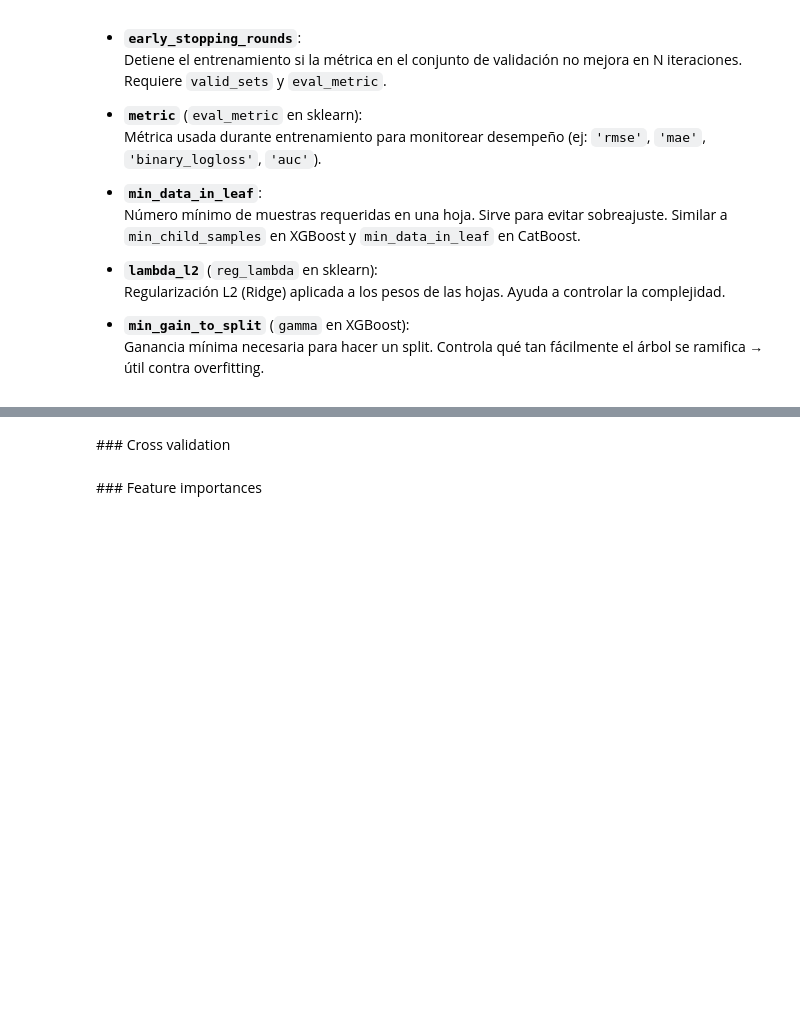
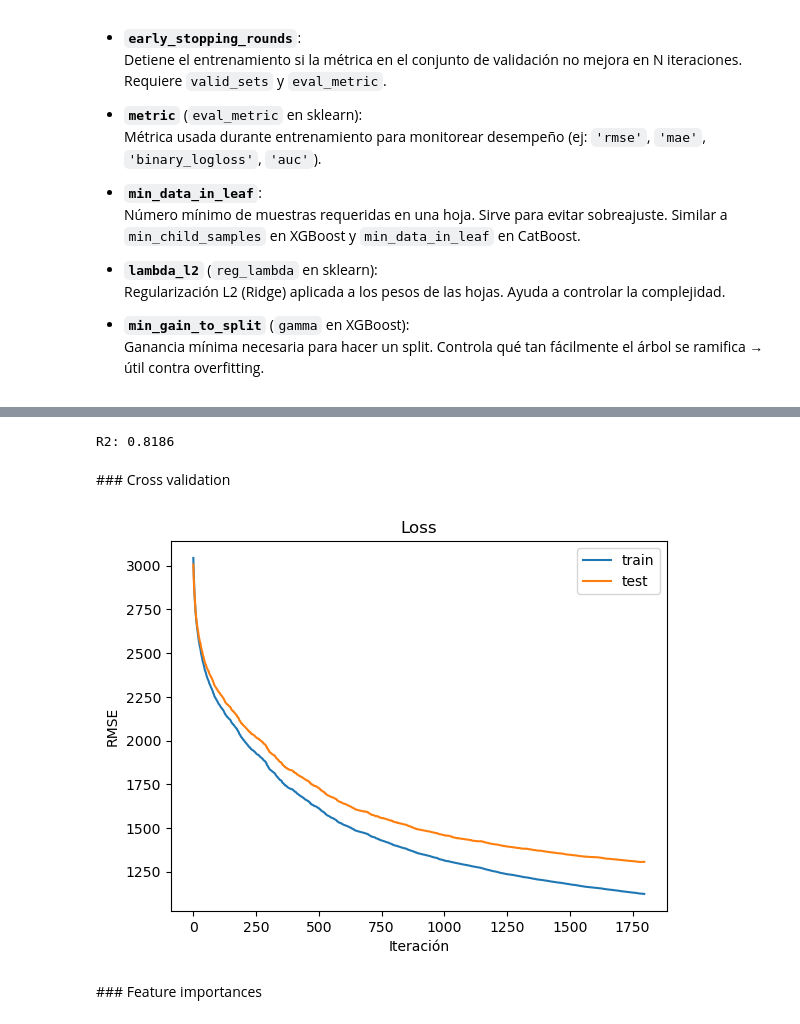
Before and after one commit to zayo1511/LabAprEst, a Jupyter notebook: Parcial3/lightgbm_rossman_sin_resolver.ipynb, the cells around one changed output, grey strips where cells are left out. Cells and saved outputs as stored; diff of their text form; code cells hidden in the pictures; blank space fills up the shorter version.

```diff
--- a/Parcial3/lightgbm_rossman_sin_resolver.ipynb
+++ b/Parcial3/lightgbm_rossman_sin_resolver.ipynb
@@ -31,8 +31,8 @@ import matplotlib.pyplot as plt
 # CARGA Y PREPROCESAMIENTO
 # ----------------------------
 # Carga de datos
-train = pd.read_csv('rossman.csv')
-stores = pd.read_csv('store.csv')
+train = pd.read_csv('Data/rossman.csv')
+stores = pd.read_csv('Data/store.csv')
 
 # Merge de ambos datasets
 df = pd.merge(train, stores, on='Store')
@@ -120,5 +120,19 @@ from lightgbm import LGBMRegressor, early_stopping, log_evaluation
 from sklearn.metrics import r2_score
 
 # Definir modelo
+model = LGBMRegressor(
+    num_iterations=10000,
+    num_leaves=10,
+    learning_rate=0.1,
+    max_depth=6,
+    lambda_l2=0.1,
+    subsample=0.5,
+    feature_fraction=0.8,
+    verbosity=-1,
+    metric='rmse'
+)
 
 # Entrenar
+model.fit(X_train, y_train, eval_set=[(X_train, y_train), (X_test, y_test)],
+          callbacks=[early_stopping(20),
+                     log_evaluation(100)])
@@ -125,5 +162,26 @@ from sklearn.metrics import r2_score
+# %%
+predicciones = model.predict(X_test)
+R2 = r2_score(y_test, predicciones)
+print(f'R2: {R2:.4f}')
+# %% [output]
+R2: 0.8186
 # %% [markdown]
 ### Cross validation
+# %%
+model.evals_result_.keys()
+
+train_loss = model.evals_result_['training']['rmse']
+test_loss = model.evals_result_['valid_1']['rmse']
+
+plt.plot(train_loss, label='train')
+plt.plot(test_loss, label='test')
+plt.title('Loss')
+plt.xlabel('Iteración')
+plt.ylabel('RMSE')
+plt.legend()
+plt.show()
+# %% [output]
+[figure, added]
 # %% [markdown]
 ### Feature importances
 # %% [markdown]
```
Also changed, not shown: parts of 4 cells of this notebook.
